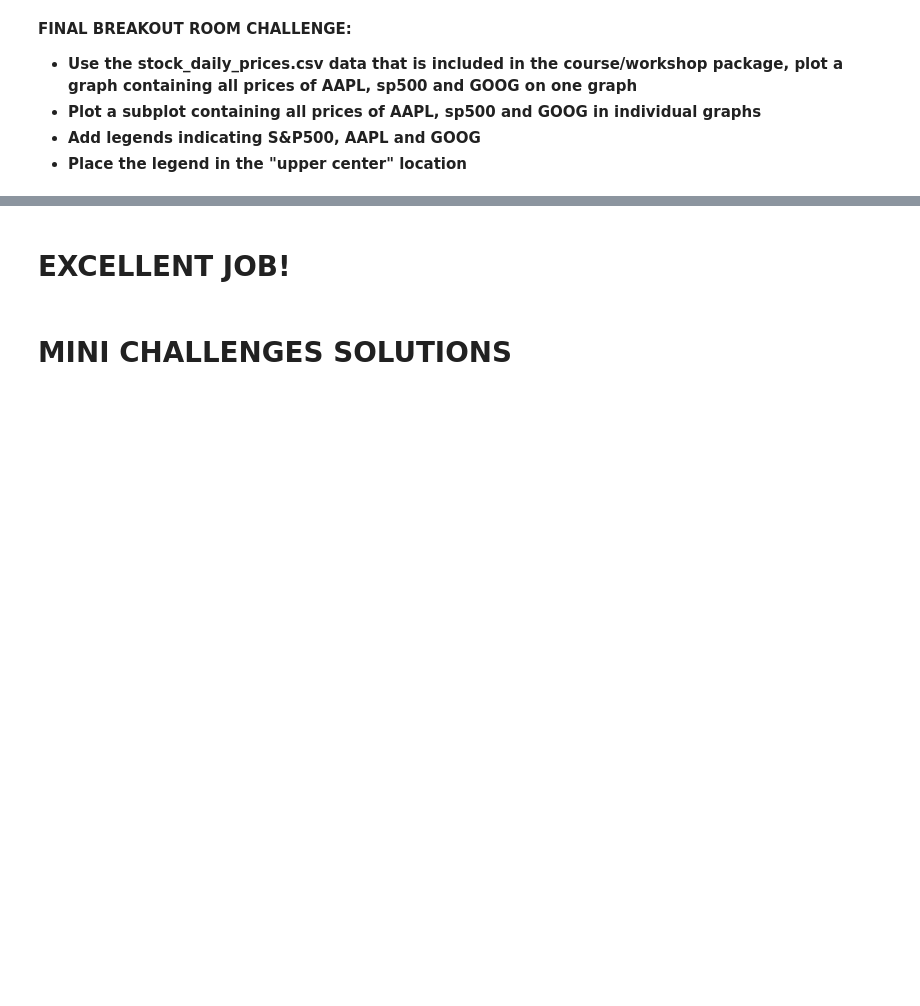
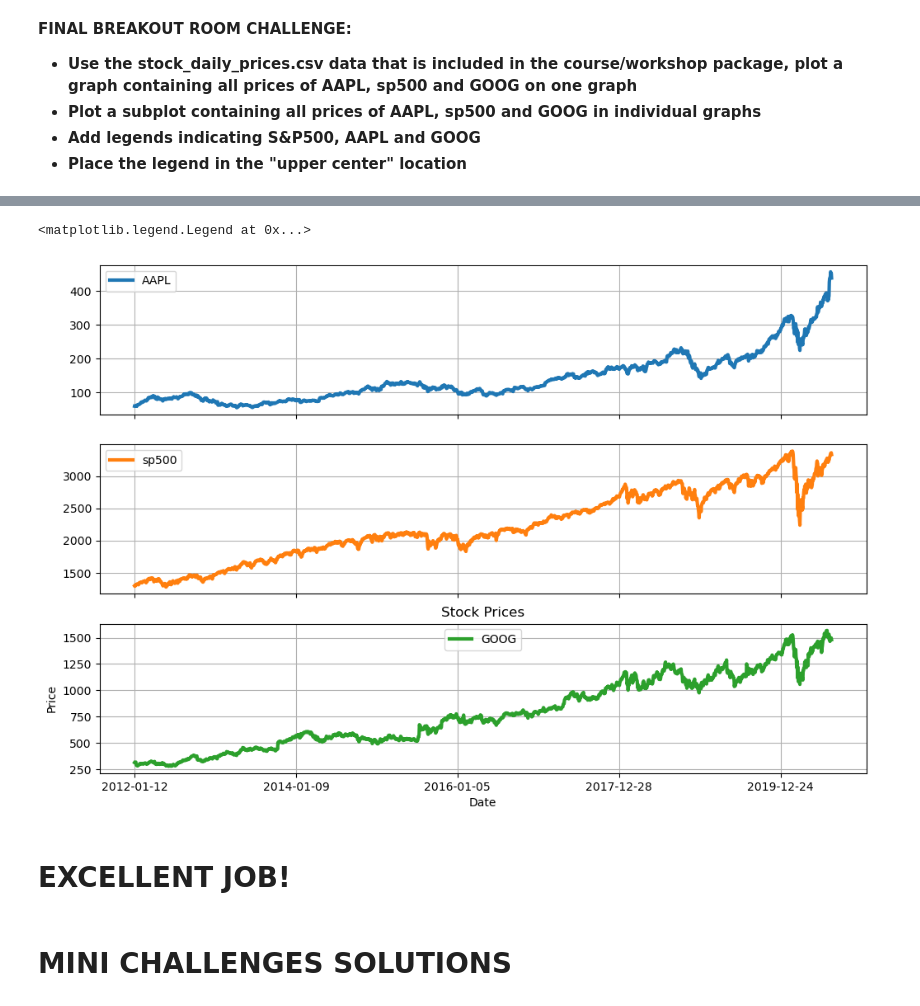
Before and after one commit to DanielMevs/Data-Analysis-with-Python, a Jupyter notebook: data_visualization_with_pandas_and_matplotlib/data_visualization_with_matplotlib.ipynb, the cells around one changed output, grey strips where cells are left out. Saved outputs shown, nothing was run; the diff lists cells and outputs as text; code cells hidden in the pictures; blank space fills up the shorter version.

```diff
--- a/data_visualization_with_pandas_and_matplotlib/data_visualization_with_matplotlib.ipynb
+++ b/data_visualization_with_pandas_and_matplotlib/data_visualization_with_matplotlib.ipynb
@@ -337,3 +387,11 @@ Text(0.5, 1.0, 'Crypto Portfolio Pie Chart')
+# %%
+stocks_df.plot(x='Date', y=['AAPL', 'sp500', 'GOOG'], subplots=True, grid=True, linewidth=3, figsize=(12, 8))
+plt.ylabel('Price')
+plt.title('Stock Prices')
+plt.legend(loc='upper center')
+# %% [output]
+<matplotlib.legend.Legend at 0x...>
+[figure, added]
 # %% [markdown]
 # EXCELLENT JOB!
 # %% [markdown]
```
Also changed, not shown: parts of 6 cells of this notebook, 1 other file.
